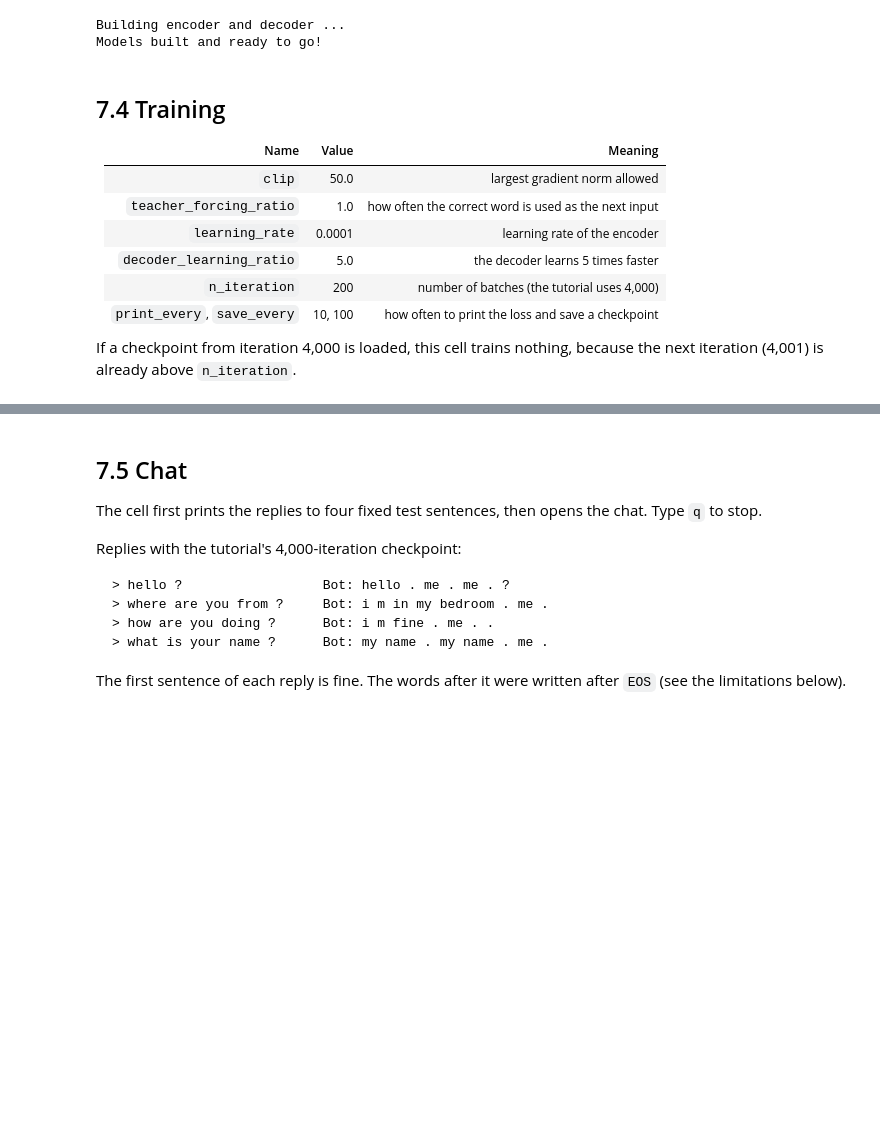
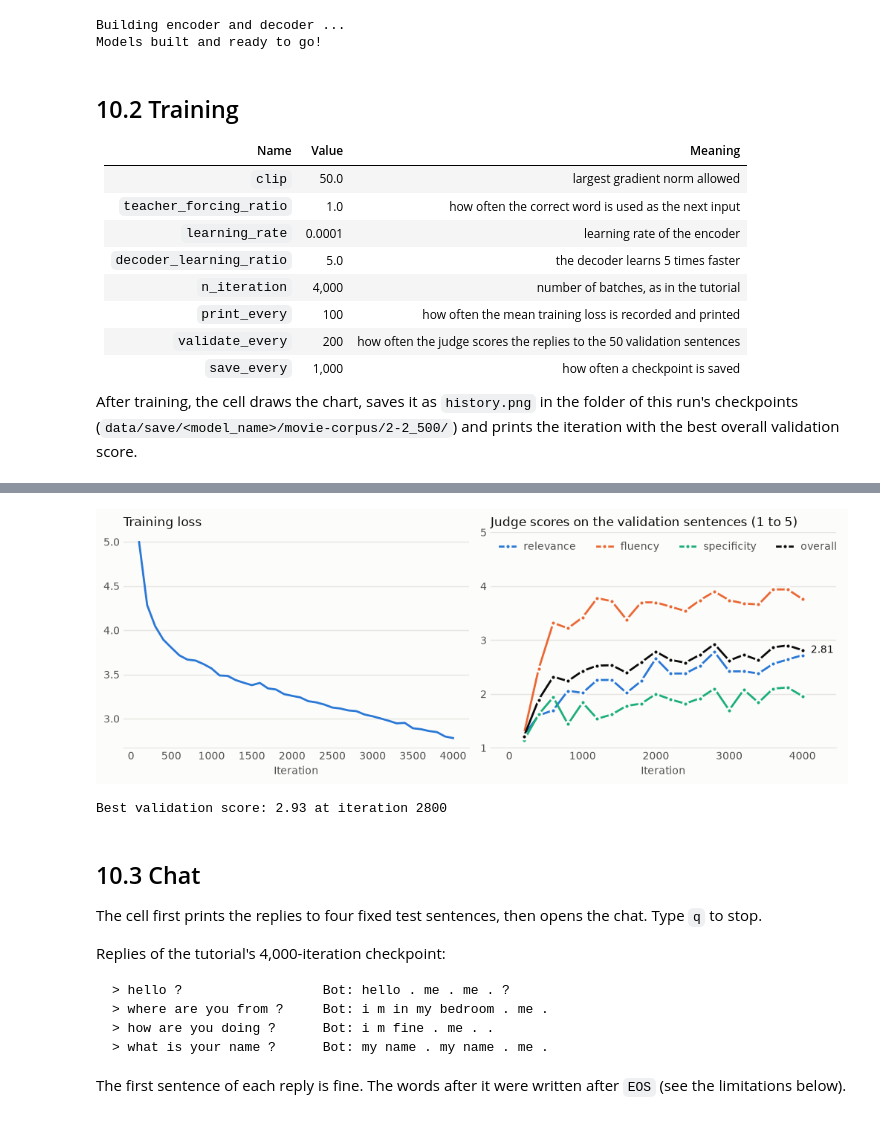
Before and after one commit to buildwithyang/dmu, a Jupyter notebook: chat_bot2/chatbot_handwritten.ipynb, the cells around one changed output, grey strips where cells are left out. Cells and saved outputs as stored; diff of their text form; code cells hidden in the pictures; blank space fills up the shorter version.

````diff
--- a/chat_bot2/chatbot_handwritten.ipynb
+++ b/chat_bot2/chatbot_handwritten.ipynb
@@ -483,7 +533,7 @@ def batch_to_train_data(voc, pair_batch):
 # 3.2 Check on a small batch of 5 pairs
 # Example for validation
 small_batch_size = 5
-batches = batch_to_train_data(voc, [random.choice(pairs) for _ in range(small_batch_size)])
+batches = batch_to_train_data(voc, [random.choice(train_pairs) for _ in range(small_batch_size)])
 input_variable, lengths, target_variable, mask, max_target_len = batches
 
 print("input_variable:", input_variable)
@@ -1024,7 +1030,10 @@ def evaluate(encoder, decoder, searcher, voc, sentence, max_length=MAX_LENGTH):
 
     # Decode sentence with searcher
     tokens, scores = searcher(input_batch, lengths.to("cpu"), max_length)
-    return [voc.index2word[token.item()] for token in tokens]
+    words = [voc.index2word[token.item()] for token in tokens]
+    if 'EOS' in words:
+        words = words[:words.index('EOS')]
+    return words
 
 def evaluate_input(encoder, decoder, searcher, voc):
     input_sentence = ''
@@ -1061,6 +1480,6 @@ To load the tutorial's checkpoints (`../chat_bot/data/save/cb_model/movie-corpus
 # %%
-# 7.3 Configuration and model
-model_name = 'cb_handwritten'
+# 10.1 Configuration and model
+model_name = 'cb_unk'
 attn_model = 'dot'           # the other choices are 'general' and 'concat'
 hidden_size = 500
 embedding_dim = 500          # word-vector size; must be 500 to load the old checkpoints
@@ -1068,9 +1487,14 @@ encoder_n_layers = 2
 decoder_n_layers = 2
 dropout = 0.1
 batch_size = 64
-# load_filename = None          # train from scratch
-load_filename = os.path.join("..", "chat_bot", "data", "save", "cb_model",
-                              "movie-corpus", "2-2_500", "4000_checkpoint.tar")   # chat with the old 4000-iteration model
+# load_filename = None          # None trains from scratch; a checkpoint path continues from that checkpoint
+
+load_filename = "data/save/cb_unk/movie-corpus/2-2_500/4000_checkpoint.tar"
+
+# Fixed random seed, so that a run can be repeated
+SEED = 0
+random.seed(SEED)
+torch.manual_seed(SEED)
 
 # Load a checkpoint if load_filename is given
 if load_filename:
@@ -1105,7 +1529,7 @@ print('Models built and ready to go!')
 Building encoder and decoder ...
 Models built and ready to go!
 # %% [markdown]
-## 7.4 Training
+## 10.2 Training
 
 | Name | Value | Meaning |
 | --- | --- | --- |
@@ -1113,19 +1537,22 @@ Models built and ready to go!
 | `teacher_forcing_ratio` | 1.0 | how often the correct word is used as the next input |
 | `learning_rate` | 0.0001 | learning rate of the encoder |
 | `decoder_learning_ratio` | 5.0 | the decoder learns 5 times faster |
-| `n_iteration` | 200 | number of batches (the tutorial uses 4,000) |
-| `print_every`, `save_every` | 10, 100 | how often to print the loss and save a checkpoint |
+| `n_iteration` | 4,000 | number of batches, as in the tutorial |
+| `print_every` | 100 | how often the mean training loss is recorded and printed |
+| `validate_every` | 200 | how often the judge scores the replies to the 50 validation sentences |
+| `save_every` | 1,000 | how often a checkpoint is saved |
 
-If a checkpoint from iteration 4,000 is loaded, this cell trains nothing, because the next iteration (4,001) is already above `n_iteration`.
+After training, the cell draws the chart, saves it as `history.png` in the folder of this run's checkpoints (`data/save/<model_name>/movie-corpus/2-2_500/`) and prints the iteration with the best overall validation score.
 # %%
-# 7.4 Training
+# 10.2 Training
 clip = 50.0
 teacher_forcing_ratio = 1.0
 learning_rate = 0.0001
 decoder_learning_ratio = 5.0
-n_iteration = 200
-print_every = 10
-save_every = 100
+n_iteration = 4000
+print_every = 100
+validate_every = 200         # the judge scores the 50 validation sentences every 200 iterations
+save_every = 1000            # save a checkpoint every 1,000 iterations
 
 # Put the dropout layers in training mode
 encoder.train()
@@ -1139,11 +1566,17 @@ if load_filename:
     encoder_optimizer.load_state_dict(encoder_optimizer_sd)
     decoder_optimizer.load_state_dict(decoder_optimizer_sd)
 
-# Run the training iterations
+# Train and validate on the 50 quick validation sentences, then draw and save the chart
 print("Starting Training!")
-train_iters(model_name, voc, pairs, encoder, decoder, encoder_optimizer, decoder_optimizer,
-            embedding, encoder_n_layers, decoder_n_layers, save_dir, n_iteration, batch_size,
-            print_every, save_every, clip, corpus_name, load_filename)
+history = train_iters(model_name, voc, train_pairs, encoder, decoder, encoder_optimizer, decoder_optimizer,
+                      embedding, encoder_n_layers, decoder_n_layers, save_dir, n_iteration, batch_size,
+                      print_every, validate_every, save_every, clip, corpus_name, load_filename, quick_inputs)
+# The chart goes into the folder of this run's checkpoints
+run_dir = os.path.join(save_dir, model_name, corpus_name, f"{encoder_n_layers}-{decoder_n_layers}_{hidden_size}")
+plot_history(history, os.path.join(run_dir, "history.png"))
+if history['val']:
+    best_iteration, best_scores = max(history['val'], key=lambda item: item[1]['overall'])
+    print(f"Best validation score: {best_scores['overall']:.2f} at iteration {best_iteration}")
 # %% [output]
 Building optimizers ...
 Starting Training!
@@ -1165,9 +1584,11 @@ Iteration: 200; Percent complete: 100.0%; Average loss: 4.2623
+[figure, added]
+Best validation score: 2.93 at iteration 2800
 # %% [markdown]
-## 7.5 Chat
+## 10.3 Chat
 
 The cell first prints the replies to four fixed test sentences, then opens the chat. Type `q` to stop.
 
-Replies with the tutorial's 4,000-iteration checkpoint:
+Replies of the tutorial's 4,000-iteration checkpoint:
 
 ```
 > hello ?                  Bot: hello . me . me . ?
````
Also changed, not shown: parts of 37 cells of this notebook, 2 other files.
